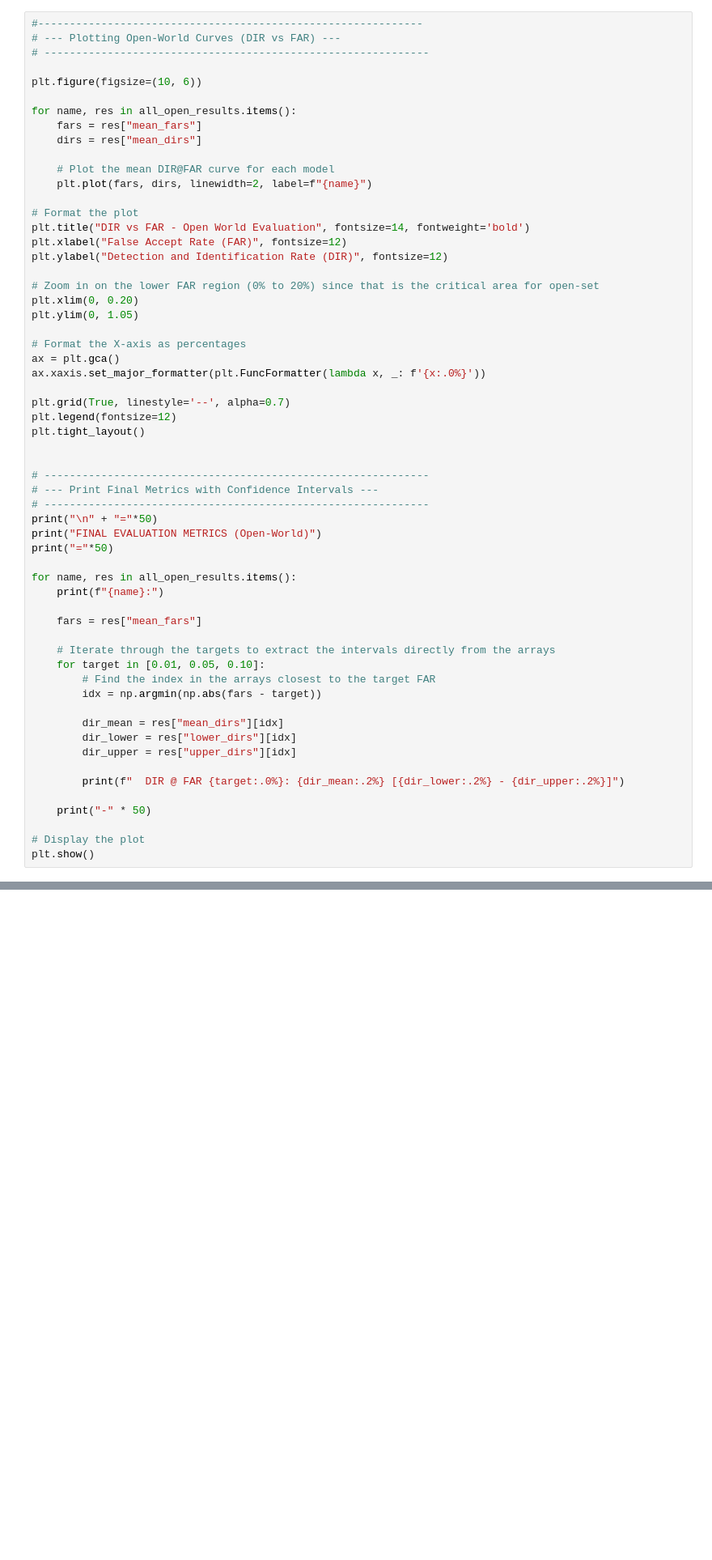
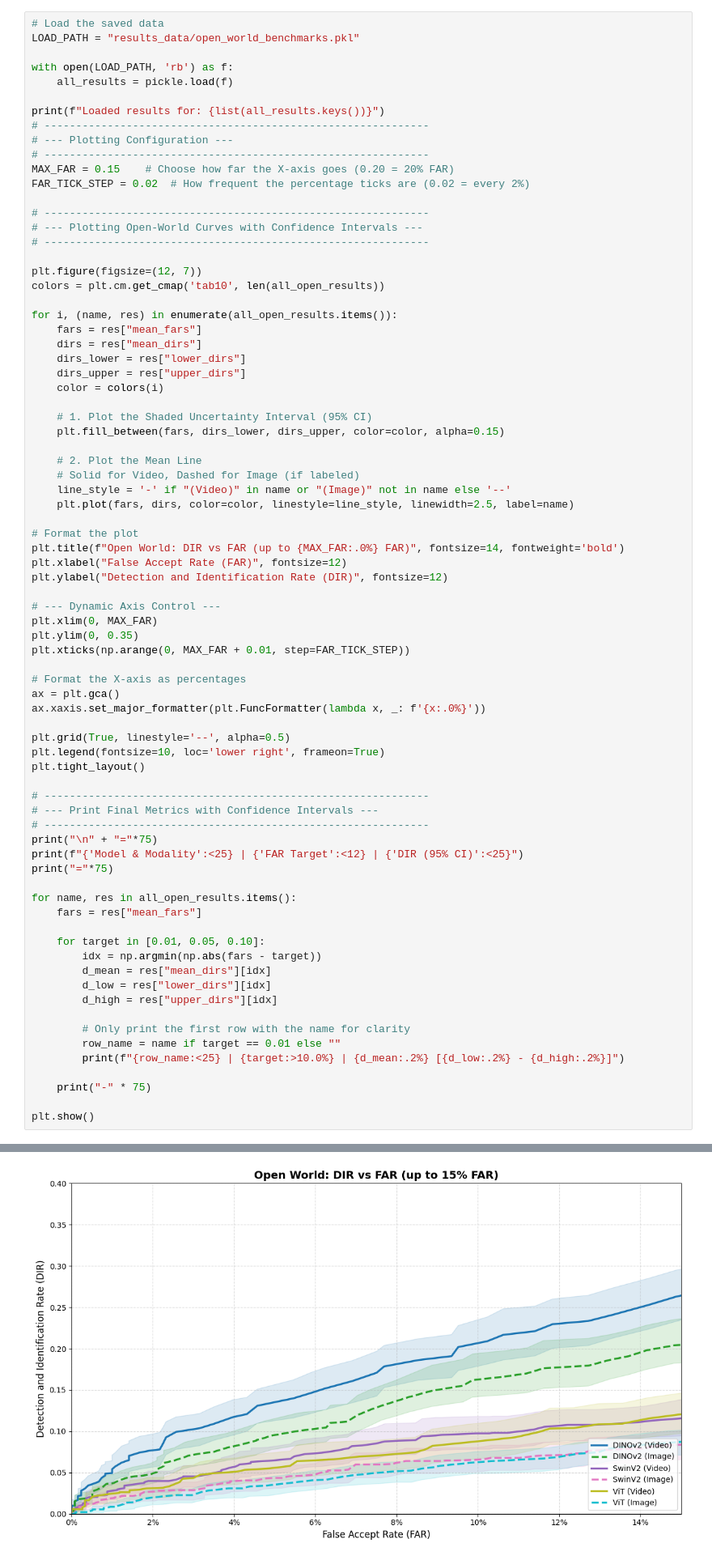
Before and after one commit to markoMedved/DogReID-1553, a Jupyter notebook: evaluation/open_set_plots.ipynb, the cells around one changed output, grey strips where cells are left out. Shown at 81% size. Cells and saved outputs as stored; diff of their text form; blank space fills up the shorter version.

```diff
--- a/evaluation/open_set_plots.ipynb
+++ b/evaluation/open_set_plots.ipynb
@@ -23,59 +101,78 @@ for name, path in models_to_test.items():
 # %%
-#-------------------------------------------------------------
-# --- Plotting Open-World Curves (DIR vs FAR) ---
+# Load the saved data
+LOAD_PATH = "results_data/open_world_benchmarks.pkl"
+
+with open(LOAD_PATH, 'rb') as f:
+    all_results = pickle.load(f)
+
+print(f"Loaded results for: {list(all_results.keys())}")
+# -------------------------------------------------------------
+# --- Plotting Configuration ---
+# -------------------------------------------------------------
+MAX_FAR = 0.15    # Choose how far the X-axis goes (0.20 = 20% FAR)
+FAR_TICK_STEP = 0.02  # How frequent the percentage ticks are (0.02 = every 2%)
+
+# -------------------------------------------------------------
+# --- Plotting Open-World Curves with Confidence Intervals ---
 # -------------------------------------------------------------
 
-plt.figure(figsize=(10, 6))
+plt.figure(figsize=(12, 7))
+colors = plt.cm.get_cmap('tab10', len(all_open_results))
 
-for name, res in all_open_results.items():
+for i, (name, res) in enumerate(all_open_results.items()):
     fars = res["mean_fars"]
     dirs = res["mean_dirs"]
+    dirs_lower = res["lower_dirs"]
+    dirs_upper = res["upper_dirs"]
+    color = colors(i)
 
-    # Plot the mean DIR@FAR curve for each model
-    plt.plot(fars, dirs, linewidth=2, label=f"{name}")
+    # 1. Plot the Shaded Uncertainty Interval (95% CI)
+    plt.fill_between(fars, dirs_lower, dirs_upper, color=color, alpha=0.15)
+
+    # 2. Plot the Mean Line
+    # Solid for Video, Dashed for Image (if labeled)
+    line_style = '-' if "(Video)" in name or "(Image)" not in name else '--'
+    plt.plot(fars, dirs, color=color, linestyle=line_style, linewidth=2.5, label=name)
 
 # Format the plot
-plt.title("DIR vs FAR - Open World Evaluation", fontsize=14, fontweight='bold')
+plt.title(f"Open World: DIR vs FAR (up to {MAX_FAR:.0%} FAR)", fontsize=14, fontweight='bold')
 plt.xlabel("False Accept Rate (FAR)", fontsize=12)
 plt.ylabel("Detection and Identification Rate (DIR)", fontsize=12)
 
-# Zoom in on the lower FAR region (0% to 20%) since that is the critical area for open-set
-plt.xlim(0, 0.20)
-plt.ylim(0, 1.05)
+# --- Dynamic Axis Control ---
+plt.xlim(0, MAX_FAR)
+plt.ylim(0, 0.35)
+plt.xticks(np.arange(0, MAX_FAR + 0.01, step=FAR_TICK_STEP))
 
 # Format the X-axis as percentages
 ax = plt.gca()
 ax.xaxis.set_major_formatter(plt.FuncFormatter(lambda x, _: f'{x:.0%}'))
 
-plt.grid(True, linestyle='--', alpha=0.7)
-plt.legend(fontsize=12)
+plt.grid(True, linestyle='--', alpha=0.5)
+plt.legend(fontsize=10, loc='lower right', frameon=True)
 plt.tight_layout()
-
 
 # -------------------------------------------------------------
 # --- Print Final Metrics with Confidence Intervals ---
 # -------------------------------------------------------------
-print("\n" + "="*50)
-print("FINAL EVALUATION METRICS (Open-World)")
-print("="*50)
+print("\n" + "="*75)
+print(f"{'Model & Modality':<25} | {'FAR Target':<12} | {'DIR (95% CI)':<25}")
+print("="*75)
 
 for name, res in all_open_results.items():
-    print(f"{name}:")
-
     fars = res["mean_fars"]
 
-    # Iterate through the targets to extract the intervals directly from the arrays
     for target in [0.01, 0.05, 0.10]:
-        # Find the index in the arrays closest to the target FAR
         idx = np.argmin(np.abs(fars - target))
+        d_mean = res["mean_dirs"][idx]
+        d_low = res["lower_dirs"][idx]
+        d_high = res["upper_dirs"][idx]
 
-        dir_mean = res["mean_dirs"][idx]
-        dir_lower = res["lower_dirs"][idx]
-        dir_upper = res["upper_dirs"][idx]
+        # Only print the first row with the name for clarity
+        row_name = name if target == 0.01 else ""
+        print(f"{row_name:<25} | {target:>10.0%} | {d_mean:.2%} [{d_low:.2%} - {d_high:.2%}]")
 
-        print(f"  DIR @ FAR {target:.0%}: {dir_mean:.2%} [{dir_lower:.2%} - {dir_upper:.2%}]")
+    print("-" * 75)
 
-    print("-" * 50)
-
-# Display the plot
 plt.show()
+# %% [output]
@@ -81,0 +196 @@ plt.show()
+[figure, added]
```
Also changed, not shown: parts of 2 cells of this notebook, 17 other files.
